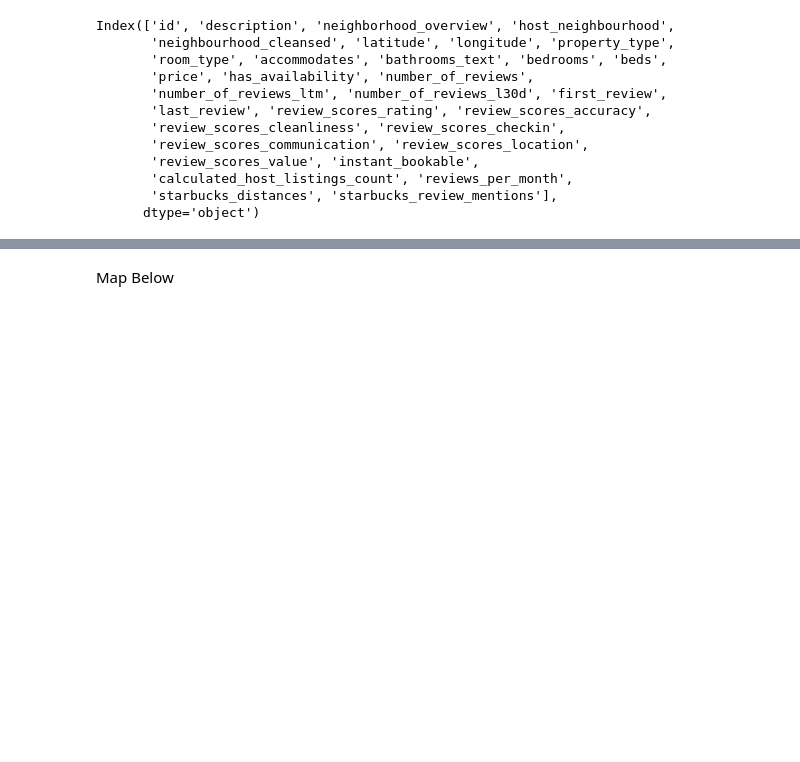
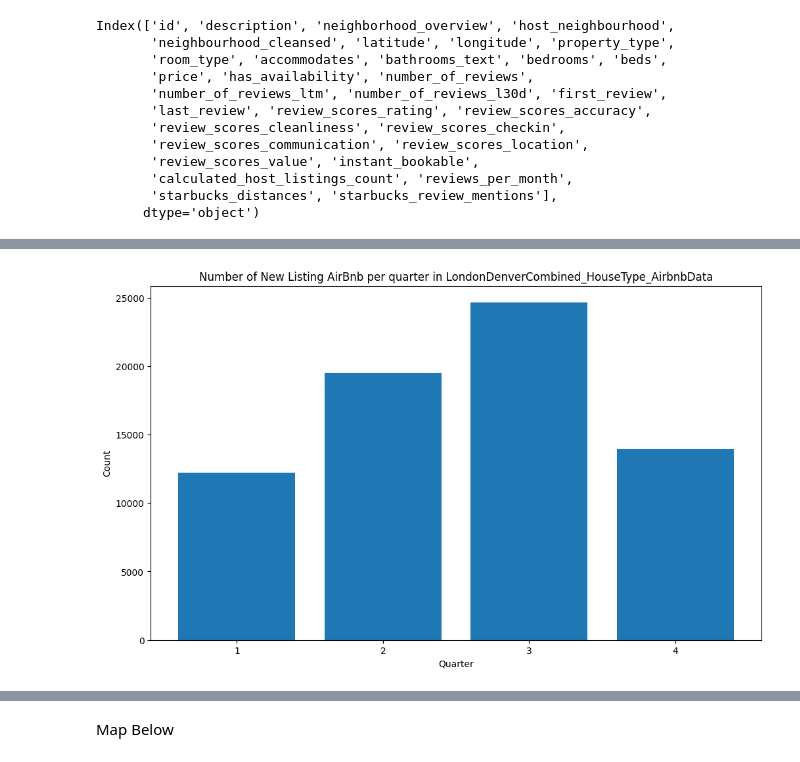
Before and after one commit to mdipinto1/m.c-squared, a Jupyter notebook: map_notebook_cz.ipynb, the cells around one changed output, grey strips where cells are left out. Cells and saved outputs as stored; diff of their text form; code cells hidden in the pictures; blank space fills up the shorter version.

```diff
--- a/map_notebook_cz.ipynb
+++ b/map_notebook_cz.ipynb
@@ -426,0 +468,4 @@ plt.show()
+# %%
+TimeSliceForNewAirbnb(Den_Lon_combinedNewBnb_df,Q)
+# %% [output]
+[figure, added]
```
Also changed, not shown: parts of 29 cells of this notebook, 5 other files.
